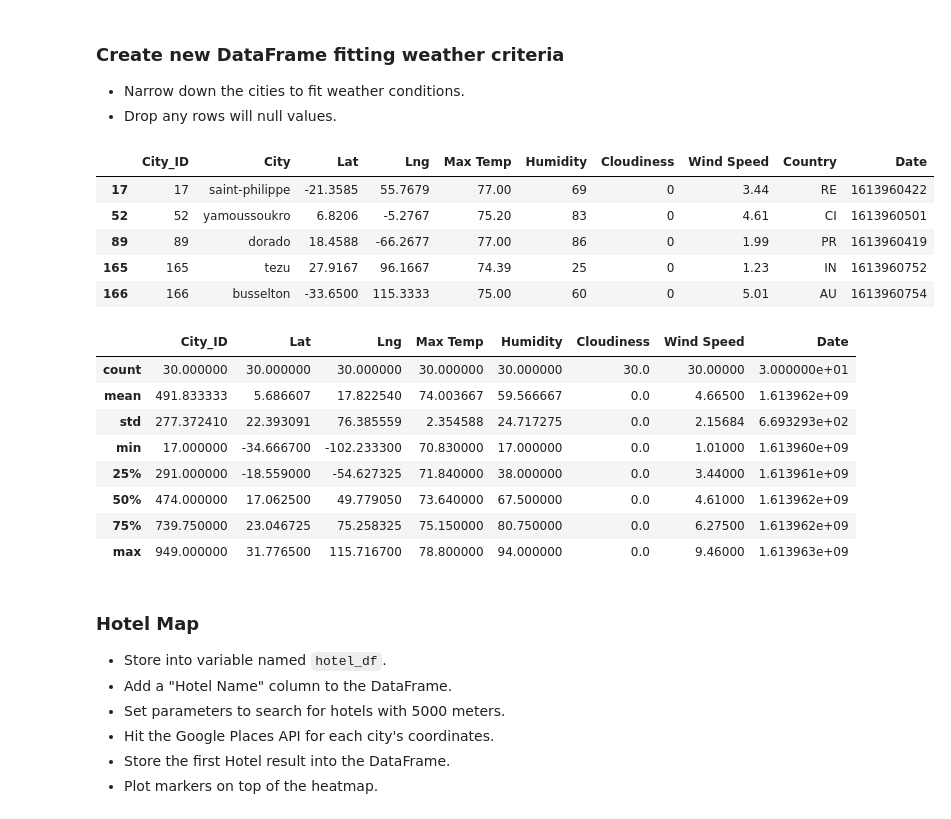
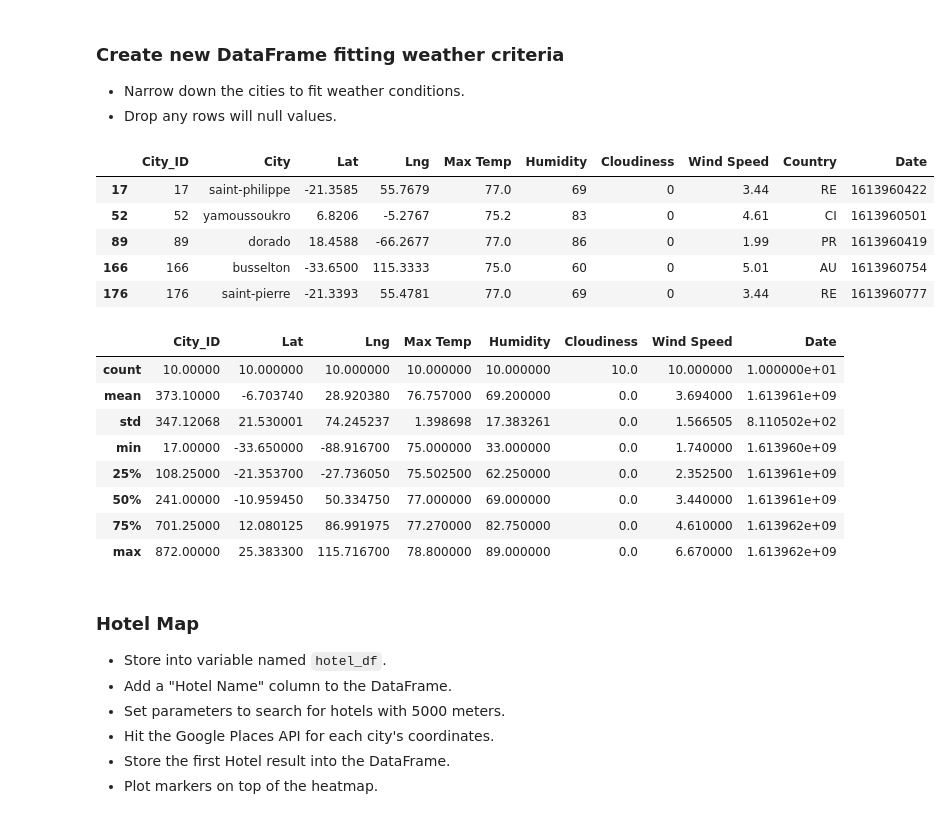
Before and after one commit to mscheme/python-api-challenge, a Jupyter notebook: VacationPy/VacationPy.ipynb, the cells around one changed output. Drawn from its saved outputs; the diff is of its cells as text; code cells hidden in the pictures.

```diff
--- a/VacationPy/VacationPy.ipynb
+++ b/VacationPy/VacationPy.ipynb
@@ -71,31 +66,31 @@ fig
 * Drop any rows will null values.
 # %%
 viable_cities = city_df.loc[(city_df["Max Temp"] < 80)\
-                            & (city_df["Max Temp"] > 70)\
+                            & (city_df["Max Temp"] >= 75)\
                             & (city_df["Wind Speed"] < 10)\
                             & (city_df["Cloudiness"]==0)
                            ].dropna()
 
 viable_cities.head()
 # %% [output]
 |  | City_ID | City | Lat | Lng | Max Temp | Humidity | Cloudiness | Wind Speed | Country | Date |
-| 17 | 17 | saint-philippe | -21.3585 | 55.7679 | 77.00 | 69 | 0 | 3.44 | RE | 1613960422 |
-| 52 | 52 | yamoussoukro | 6.8206 | -5.2767 | 75.20 | 83 | 0 | 4.61 | CI | 1613960501 |
-| 89 | 89 | dorado | 18.4588 | -66.2677 | 77.00 | 86 | 0 | 1.99 | PR | 1613960419 |
-| 165 | 165 | tezu | 27.9167 | 96.1667 | 74.39 | 25 | 0 | 1.23 | IN | 1613960752 |
-| 166 | 166 | busselton | -33.6500 | 115.3333 | 75.00 | 60 | 0 | 5.01 | AU | 1613960754 |
+| 17 | 17 | saint-philippe | -21.3585 | 55.7679 | 77.0 | 69 | 0 | 3.44 | RE | 1613960422 |
+| 52 | 52 | yamoussoukro | 6.8206 | -5.2767 | 75.2 | 83 | 0 | 4.61 | CI | 1613960501 |
+| 89 | 89 | dorado | 18.4588 | -66.2677 | 77.0 | 86 | 0 | 1.99 | PR | 1613960419 |
+| 166 | 166 | busselton | -33.6500 | 115.3333 | 75.0 | 60 | 0 | 5.01 | AU | 1613960754 |
+| 176 | 176 | saint-pierre | -21.3393 | 55.4781 | 77.0 | 69 | 0 | 3.44 | RE | 1613960777 |
 # %%
 viable_cities.describe()
 # %% [output]
 |  | City_ID | Lat | Lng | Max Temp | Humidity | Cloudiness | Wind Speed | Date |
-| count | 30.000000 | 30.000000 | 30.000000 | 30.000000 | 30.000000 | 30.0 | 30.00000 | 3.000000e+01 |
-| mean | 491.833333 | 5.686607 | 17.822540 | 74.003667 | 59.566667 | 0.0 | 4.66500 | 1.613962e+09 |
-| std | 277.372410 | 22.393091 | 76.385559 | 2.354588 | 24.717275 | 0.0 | 2.15684 | 6.693293e+02 |
-| min | 17.000000 | -34.666700 | -102.233300 | 70.830000 | 17.000000 | 0.0 | 1.01000 | 1.613960e+09 |
-| 25% | 291.000000 | -18.559000 | -54.627325 | 71.840000 | 38.000000 | 0.0 | 3.44000 | 1.613961e+09 |
-| 50% | 474.000000 | 17.062500 | 49.779050 | 73.640000 | 67.500000 | 0.0 | 4.61000 | 1.613962e+09 |
-| 75% | 739.750000 | 23.046725 | 75.258325 | 75.150000 | 80.750000 | 0.0 | 6.27500 | 1.613962e+09 |
-| max | 949.000000 | 31.776500 | 115.716700 | 78.800000 | 94.000000 | 0.0 | 9.46000 | 1.613963e+09 |
+| count | 10.00000 | 10.000000 | 10.000000 | 10.000000 | 10.000000 | 10.0 | 10.000000 | 1.000000e+01 |
+| mean | 373.10000 | -6.703740 | 28.920380 | 76.757000 | 69.200000 | 0.0 | 3.694000 | 1.613961e+09 |
+| std | 347.12068 | 21.530001 | 74.245237 | 1.398698 | 17.383261 | 0.0 | 1.566505 | 8.110502e+02 |
+| min | 17.00000 | -33.650000 | -88.916700 | 75.000000 | 33.000000 | 0.0 | 1.740000 | 1.613960e+09 |
+| 25% | 108.25000 | -21.353700 | -27.736050 | 75.502500 | 62.250000 | 0.0 | 2.352500 | 1.613961e+09 |
+| 50% | 241.00000 | -10.959450 | 50.334750 | 77.000000 | 69.000000 | 0.0 | 3.440000 | 1.613961e+09 |
+| 75% | 701.25000 | 12.080125 | 86.991975 | 77.270000 | 82.750000 | 0.0 | 4.610000 | 1.613962e+09 |
+| max | 872.00000 | 25.383300 | 115.716700 | 78.800000 | 89.000000 | 0.0 | 6.670000 | 1.613962e+09 |
 # %% [markdown]
 ### Hotel Map
 * Store into variable named `hotel_df`.
```
Also changed, not shown: parts of 4 cells of this notebook.
